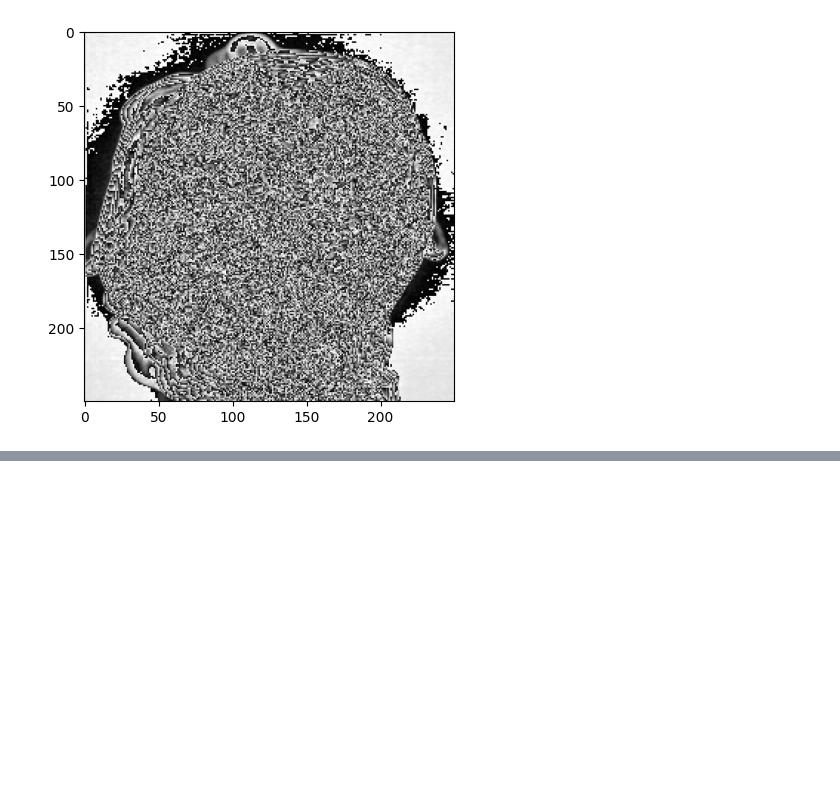
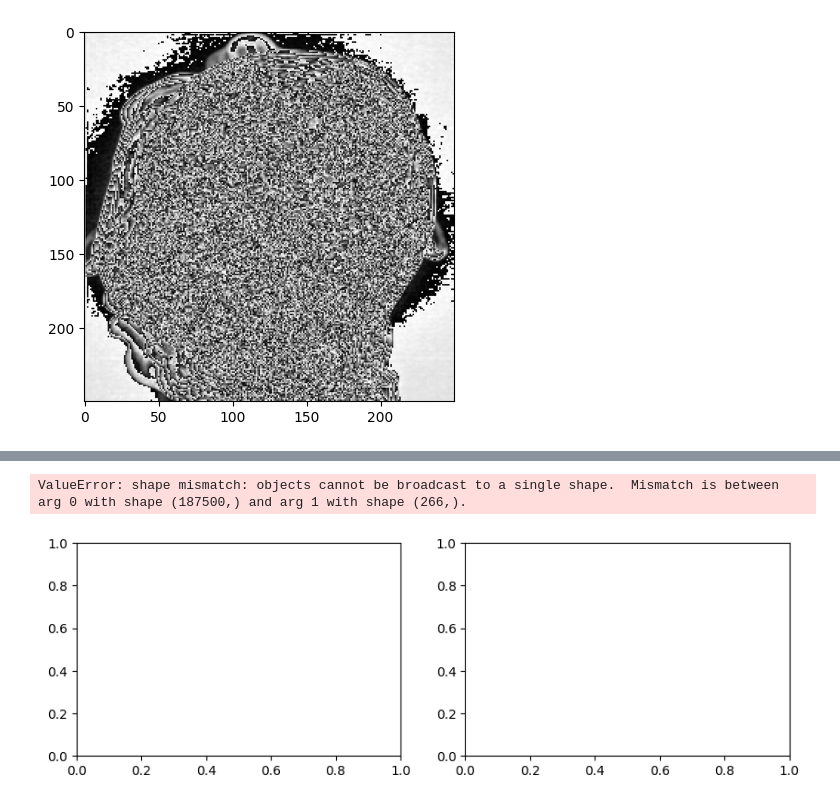
Before and after one commit to LV6LASERLOTUS/DAT490, a Jupyter notebook: eda.ipynb, the cells around one changed output, grey strips where cells are left out. Drawn from its saved outputs; the diff is of its cells as text; code cells hidden in the pictures; blank space fills up the shorter version.

```diff
--- a/eda.ipynb
+++ b/eda.ipynb
@@ -99,0 +113,17 @@ plt.imshow(mean_img,"gray")
+# %%
+fig, axes = plt.subplots(1,2,figsize=(10,3))
+
+axial_img = cv2.imread('clean_datasets/pituitary/pituitary_4.jpg')
+coronal_img = cv2.imread('clean_datasets/pituitary/pituitary_39.jpg')
+
+axes[0].bar(axial_img.flatten(),range(0,266))
+axes[1].bar(coronal_img.flatten(),range(0,266))
+
+axes[0].set_title('Axial')
+axes[1].set_title('Pituitary')
+
+plt.suptitle('Pituitary Tumor')
+plt.show()
+# %% [output]
+ValueError: shape mismatch: objects cannot be broadcast to a single shape.  Mismatch is between arg 0 with shape (187500,) and arg 1 with shape (266,).
+[figure, added]
```
Also changed, not shown: parts of 6 cells of this notebook.
